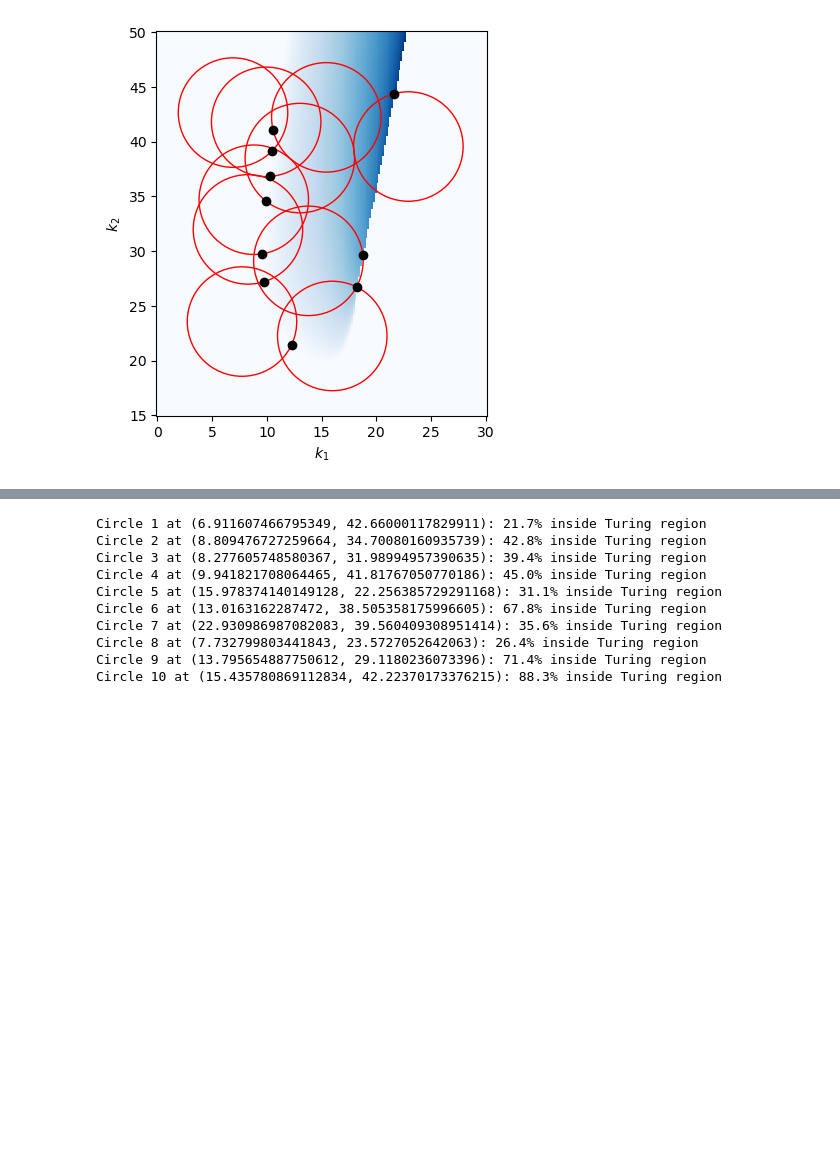
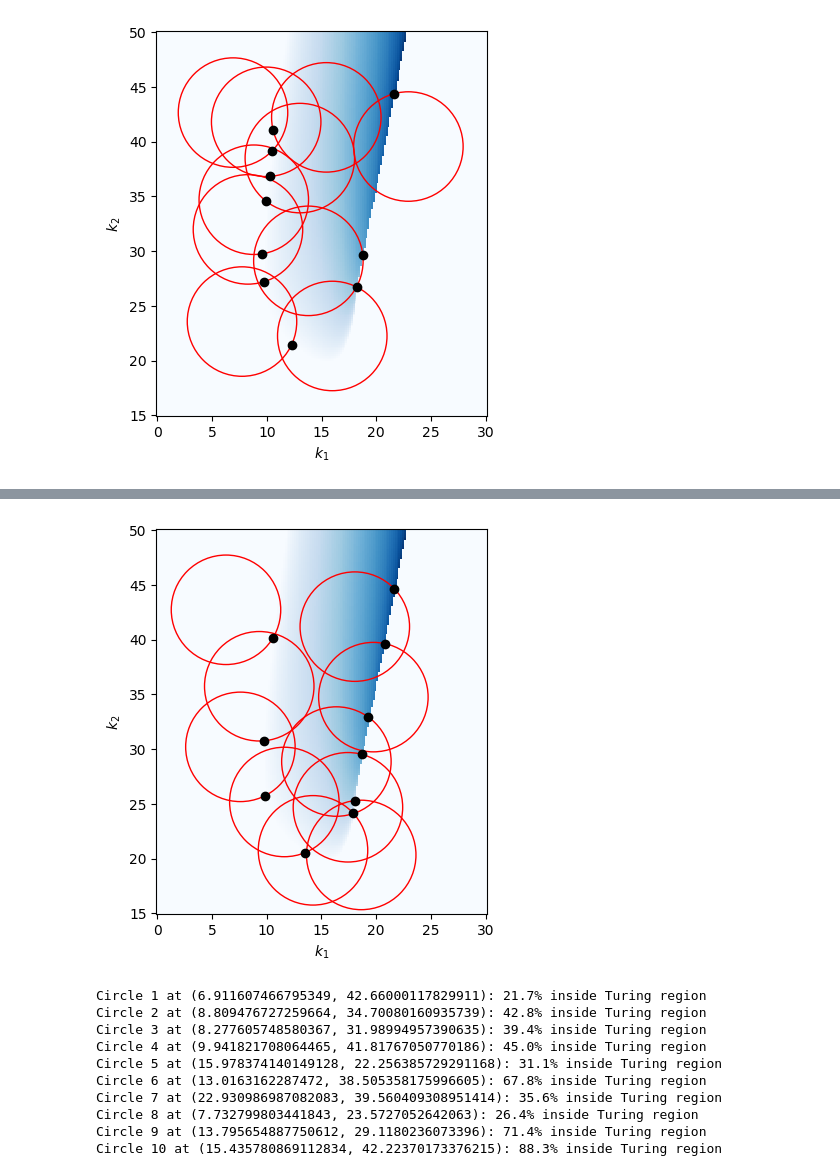
Before and after one commit to Endres-group/Limit-cycle-Turing-patterns, a Jupyter notebook: Figure_4.ipynb, the cells around one changed output, grey strips where cells are left out. Saved outputs shown, nothing was run; the diff lists cells and outputs as text; code cells hidden in the pictures; blank space fills up the shorter version.

```diff
--- a/Figure_4.ipynb
+++ b/Figure_4.ipynb
@@ -444,3 +450,83 @@ with open("entrances.pkl", "wb") as f:
+# %%
+def find_circle_turing_intersections(Turing_region, X, Y, num_circles=5, radius=5):
+    turing_mask = Turing_region > 0
+    found_centers = []
+    entrance_points = []
+
+    height, width = Turing_region.shape
+    x_coords = X[0, :]
+    y_coords = Y[:, 0]
+
+    for _ in range(num_circles):
+        attempts = 0
+        while attempts < 1000:
+            # Random center within bounds
+            cx = np.random.uniform(x_coords[0] + radius, x_coords[-1] - radius)
+            cy = np.random.uniform(y_coords[0] + radius, y_coords[-1] - radius)
+
+            theta = np.linspace(0, 2*np.pi, 360)
+            xs = cx + radius * np.cos(theta)
+            ys = cy + radius * np.sin(theta)
+
+            circle_vals = []
+            circle_inside = True
+            intersects = False
+            for x, y in zip(xs, ys):
+                # Nearest grid indices
+                ix = np.searchsorted(x_coords, x)
+                iy = np.searchsorted(y_coords, y)
+
+                if ix <= 0 or iy <= 0 or ix >= width or iy >= height:
+                    val = 0
+                    circle_inside = False
+                else:
+                    val = turing_mask[iy, ix]
+                    if val == 1:
+                        intersects = True
+                circle_vals.append(val)
+
+            if not intersects:
+                attempts += 1
+                continue
+
+            # Find entrance point
+            entrance_index = None
+            for i in range(len(circle_vals)):
+                prev = circle_vals[i - 1]
+                curr = circle_vals[i]
+                if prev == 0 and curr == 1:
+                    entrance_index = i
+                    break
+
+            if entrance_index is None and all(circle_vals):
+                # Entire circle inside region
+                entrance_index = random.randint(0, len(xs) - 1)
+
+            entrance_point = (xs[entrance_index], ys[entrance_index])
+            found_centers.append((cx, cy))
+            entrance_points.append(entrance_point)
+            break
+
+    return found_centers, entrance_points
+
+centers, entrances = find_circle_turing_intersections(Turing_region, X, Y, num_circles=10, radius=5)
+cmap = plt.cm.Blues.copy()
+cmap.set_bad(color="white")
+
+norm = Normalize(vmin=0, vmax=np.max(Turing_region))
+
+plt.figure(figsize=(6, 5))
+pcm = plt.pcolormesh(X, Y, Turing_region, shading="auto", cmap=cmap, norm=norm)
+plt.xlabel(r"$k_1$")
+plt.ylabel(r"$k_2$")
+for (cx, cy), (ex, ey) in zip(centers, entrances):
+    circle = plt.Circle((cx, cy), 5, color='red', fill=False)
+    plt.gca().add_patch(circle)
+    plt.plot(ex, ey, 'ko')  # Entrance point
+plt.gca().set_aspect('equal')
+plt.show()
+# %% [output]
+[figure, added]
 # %%
 def circle_inside_proportion(Turing_region, X, Y, center, radius=5, num_points=360):
 
```
Also changed, not shown: parts of 23 cells of this notebook, 6 other files.
